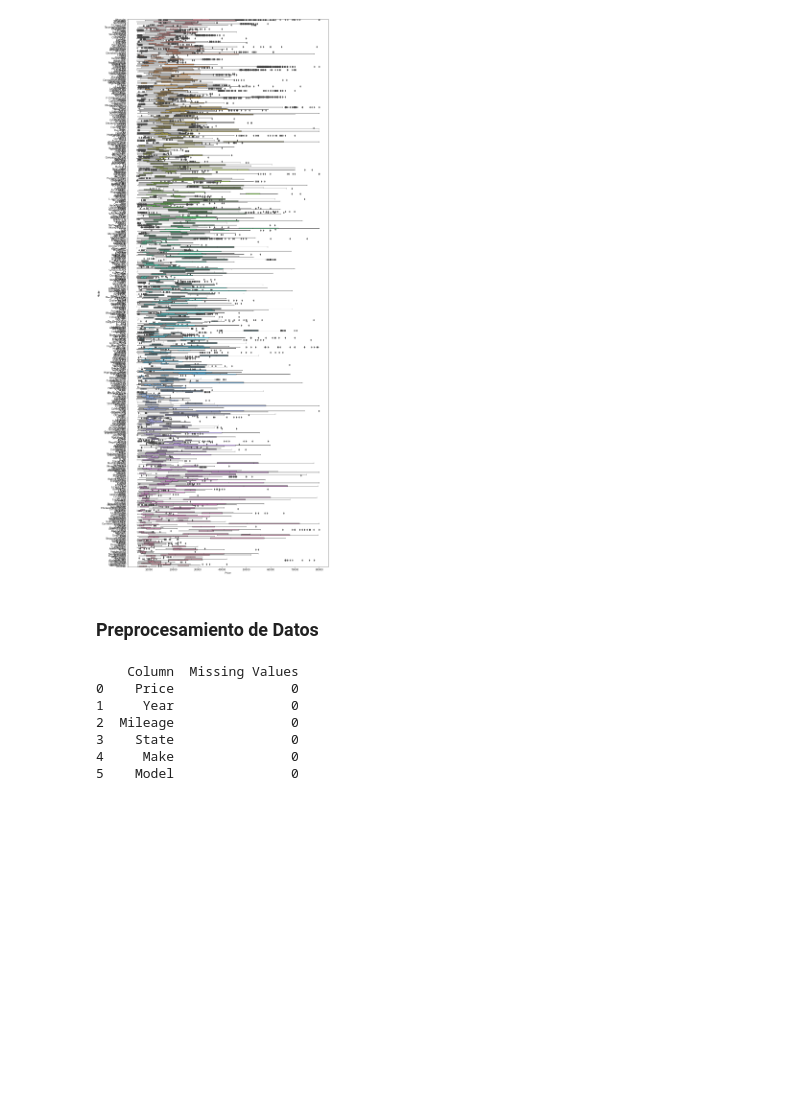
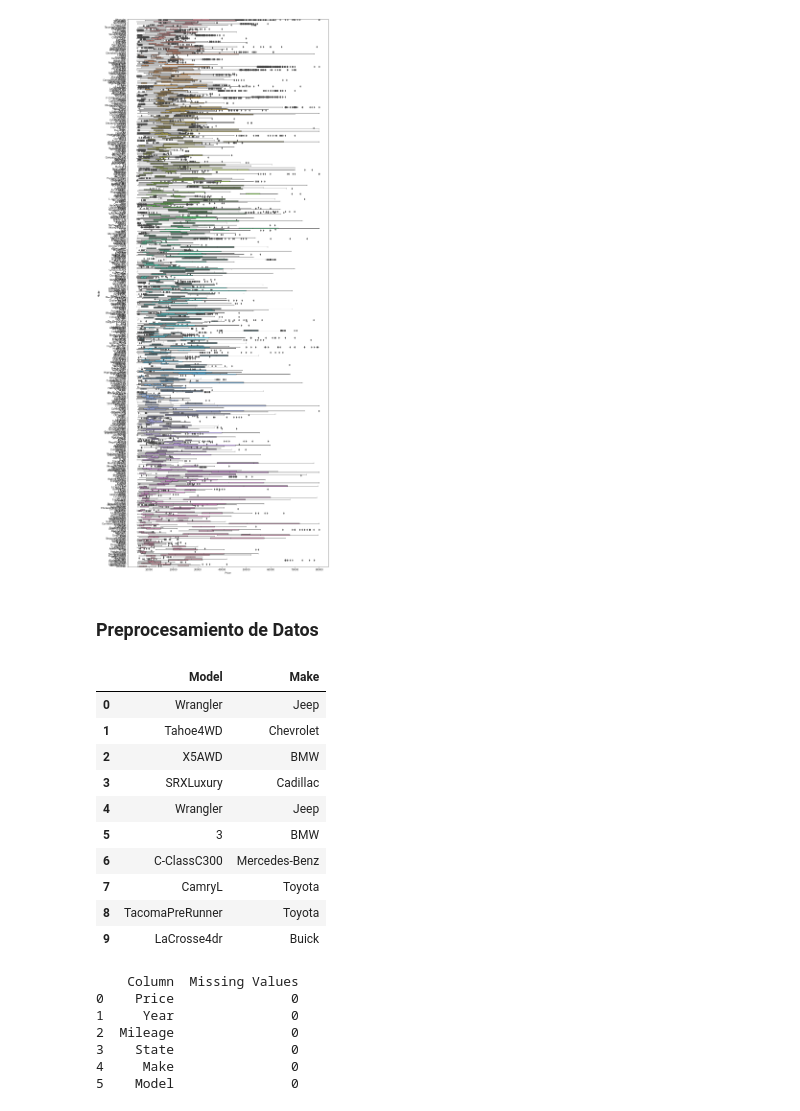
Before and after one commit to dfgomezc/pry_pric_cars, a Jupyter notebook: SCRIPTS/JFM_modelo_prediccion_precios_veh.ipynb, the cells around one changed output. Saved outputs shown, nothing was run; the diff lists cells and outputs as text; code cells hidden in the pictures; blank space fills up the shorter version.

```diff
--- a/SCRIPTS/JFM_modelo_prediccion_precios_veh.ipynb
+++ b/SCRIPTS/JFM_modelo_prediccion_precios_veh.ipynb
@@ -220,6 +220,20 @@ plt.show()
 [figure]
 # %% [markdown]
 ### Preprocesamiento de Datos
+# %%
+train_df[['Model','Make']].head(10)
+# %% [output]
+|  | Model | Make |
+| 0 | Wrangler | Jeep |
+| 1 | Tahoe4WD | Chevrolet |
+| 2 | X5AWD | BMW |
+| 3 | SRXLuxury | Cadillac |
+| 4 | Wrangler | Jeep |
+| 5 | 3 | BMW |
+| 6 | C-ClassC300 | Mercedes-Benz |
+| 7 | CamryL | Toyota |
+| 8 | TacomaPreRunner | Toyota |
+| 9 | LaCrosse4dr | Buick |
 # %%
 ## Se realiza la verificación de que no haya datos faltantes
 
```
